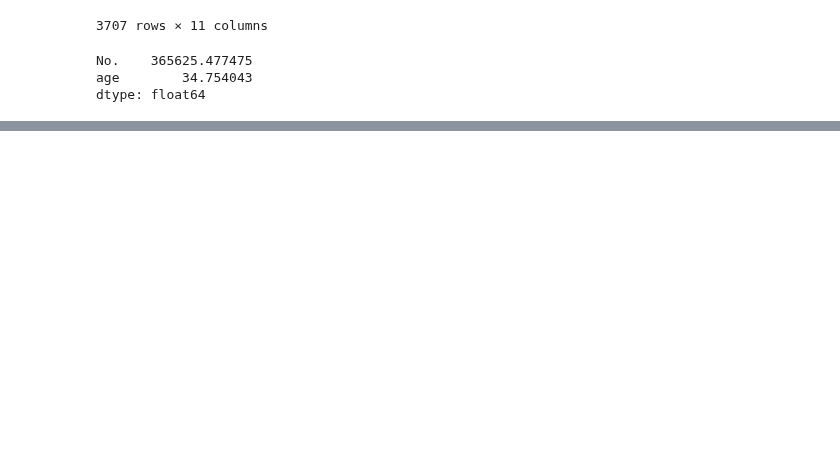
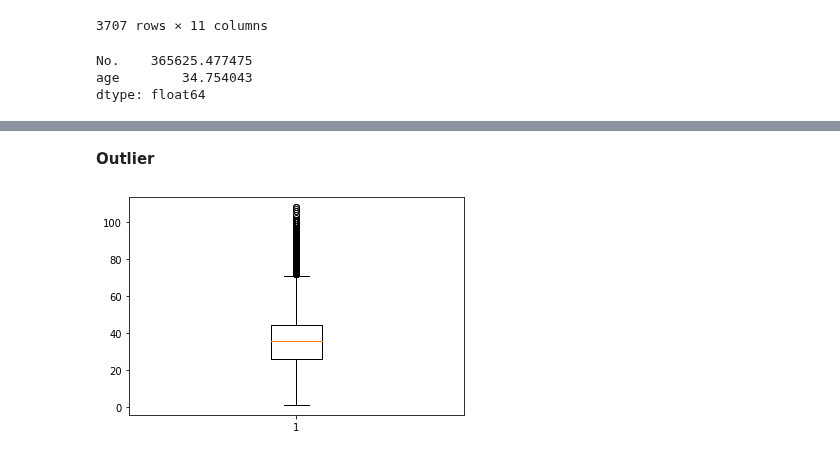
Before and after one commit to ThanikPimpiban/DWDM21, a Jupyter notebook: Data_Processing(Ch3).ipynb, the cells around one changed output, grey strips where cells are left out. Saved outputs shown, nothing was run; the diff lists cells and outputs as text; code cells hidden in the pictures; blank space fills up the shorter version.

```diff
--- a/Data_Processing(Ch3).ipynb
+++ b/Data_Processing(Ch3).ipynb
@@ -695,0 +716,3 @@ dtype: float64
+# %%
+all_cities = set(data['province_of_onset'])
+all_cities
@@ -695,0 +737,18 @@ dtype: float64
+# %%
+fixed_cities = []
+
+for city in all_cities:
+    # หาค่า mean ของเชียงใหม่
+    X_cases = data['province_of_onset'] == city
+    X_mean = data[X_cases]['age'].mean()
+
+    # เลือกมาเฉพาะ data เชียงใหม่
+    data_X = data[X_cases]
+
+    # เติมค่า mean แทน missing
+    data_X[['age']] = data[['age']].fillna(X_mean)
+
+    fixed_cities.append(data_X)
+
+
+data_nomissingage = pd.concat(fixed_cities)
@@ -695,0 +792,2 @@ dtype: float64
+# %%
+data_nomissingage[['age']] = data_nomissingage[['age']].fillna(data_nomissingage['age'].mean())
@@ -695,0 +827,2 @@ dtype: float64
+# %%
+data_nomissingage = data_nomissingage.sort_values(by=['No.'])
@@ -695,0 +845,2 @@ dtype: float64
+# %% [markdown]
+**Outlier**
@@ -695,0 +849,4 @@ dtype: float64
+# %%
+data_dict = plt.boxplot(data_nomissingage['age'])
+# %% [output]
+[figure, added]
```
Also changed, not shown: parts of 31 cells of this notebook.
